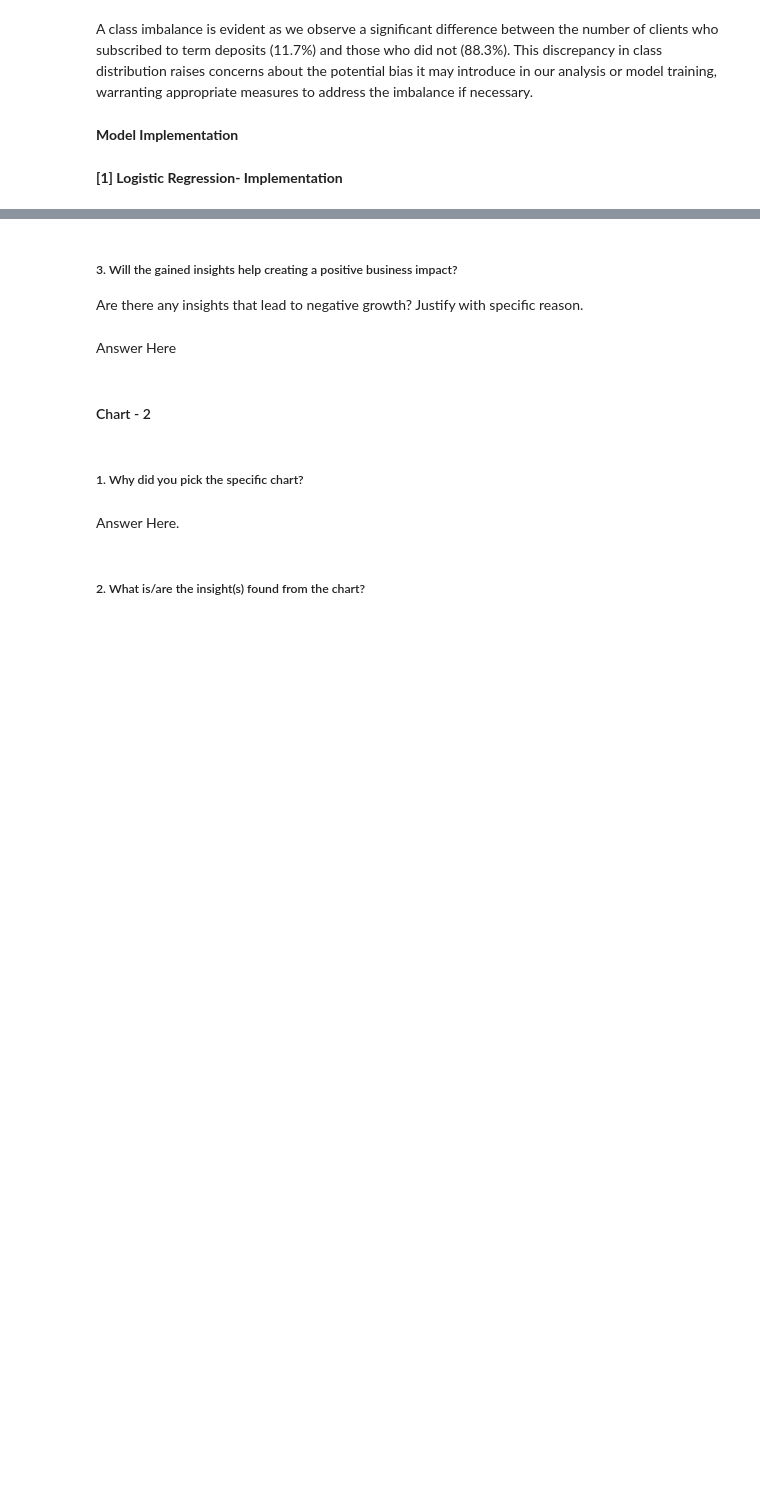
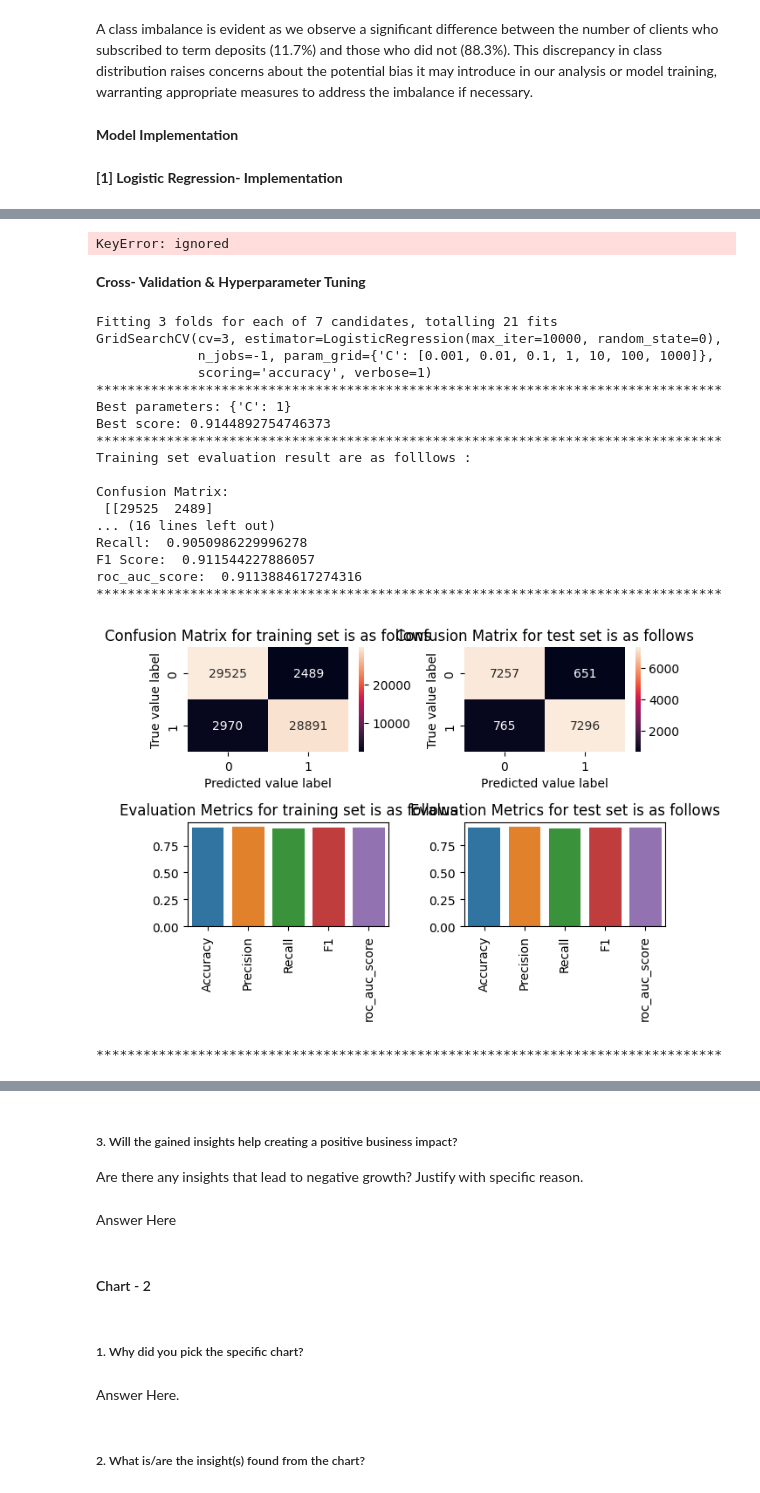
Before and after one commit to KiranKokateGitHub/Bank-Marketing-Effectiveness-Prediction_Classification, a Jupyter notebook: Kiran_Classification.ipynb, the cells around one changed output, grey strips where cells are left out. Cells and saved outputs as stored; diff of their text form; code cells hidden in the pictures; blank space fills up the shorter version.

```diff
--- a/Kiran_Classification.ipynb
+++ b/Kiran_Classification.ipynb
@@ -809,8 +1246,8 @@ def Class_CV_model(X_train, X_test, Y_train, Y_test, Clf, Param_grid):
     ## Let's go Evaluate the model
     print('Training set evaluation result are as folllows :\n')
     CM_train = confusion_matrix(Y_train, Y_train_pred)
-    Accuracy_train = Accuracy_score(Y_train, Y_train_pred)
-    Precision_train = Precision_score(Y_train, Y_train_pred)
+    Accuracy_train = accuracy_score(Y_train, Y_train_pred)
+    Precision_train = precision_score(Y_train, Y_train_pred)
     Recall_train = recall_score(Y_train, Y_train_pred)
     F1_train = f1_score(Y_train, Y_train_pred)
     Roc_auc_score_train = roc_auc_score(Y_train, Y_train_pred)
@@ -882,0 +1352,40 @@ def Plot_roc_curve(Y_test, Y_pred):
+# %%
+# Let's plot the roc curve for Logistic Regression classifier
+Y_pred=LR['Y_test_pred']
+Plot_roc_curve(Y_test, Y_pred)
+# %% [output]
+KeyError: ignored
+# %% [markdown]
+**Cross- Validation & Hyperparameter Tuning**
+# %%
+## Let's import Logistic Regression algoritham in envirnoment
+from sklearn.linear_model import LogisticRegression
+
+## Let's Fit Logistic Regression model to training set using cross validation
+
+# Let's Define Param_dict
+Param_grid ={'C': [0.001, 0.01, 0.1, 1, 10, 100, 1000] }
+# Let's create a instance of Logistic Regression classifier
+Logistic_reg = LogisticRegression(fit_intercept=True, max_iter=10000, random_state=0)
+# Let's Fit the model
+LR_cv = Class_CV_model(X_train, X_test, Y_train, Y_test, Logistic_reg, Param_grid)
+# %% [output]
+Fitting 3 folds for each of 7 candidates, totalling 21 fits
+GridSearchCV(cv=3, estimator=LogisticRegression(max_iter=10000, random_state=0),
+             n_jobs=-1, param_grid={'C': [0.001, 0.01, 0.1, 1, 10, 100, 1000]},
+             scoring='accuracy', verbose=1)
+********************************************************************************
+Best parameters: {'C': 1}
+Best score: 0.9144892754746373
+********************************************************************************
+Training set evaluation result are as folllows :
+
+Confusion Matrix:
+ [[29525  2489]
+... (16 lines left out)
+Recall:  0.9050986229996278
+F1 Score:  0.911544227886057
+roc_auc_score:  0.9113884617274316
+********************************************************************************
+[figure, added]
+********************************************************************************
```
Also changed, not shown: parts of 61 cells of this notebook.
